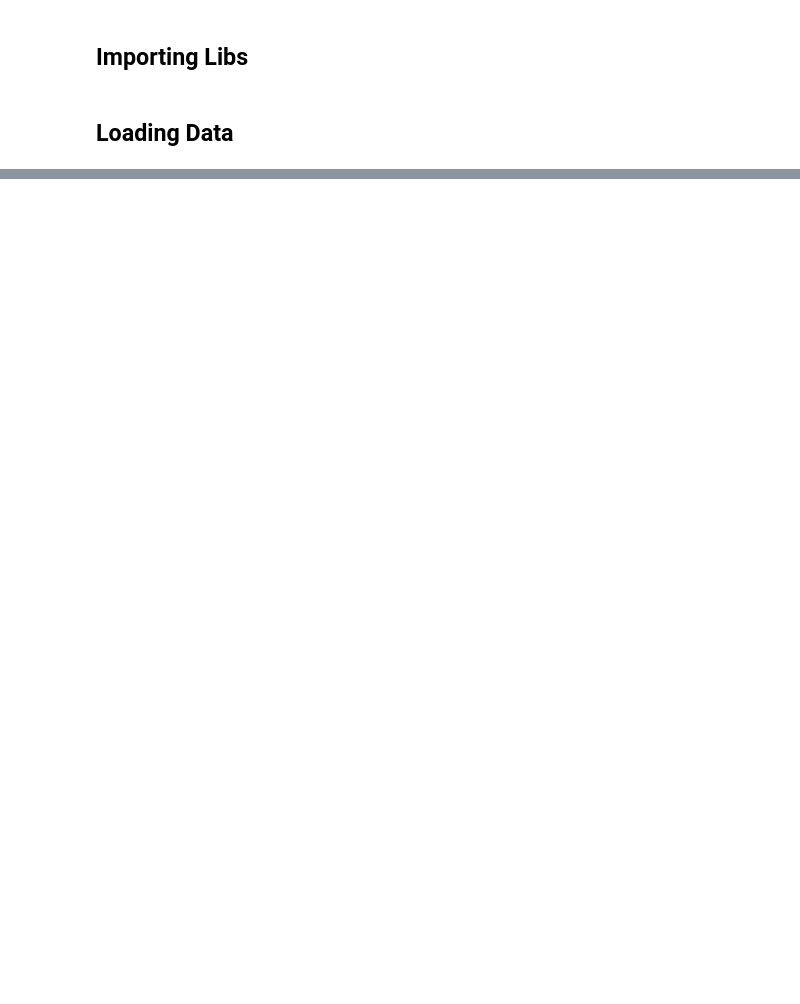
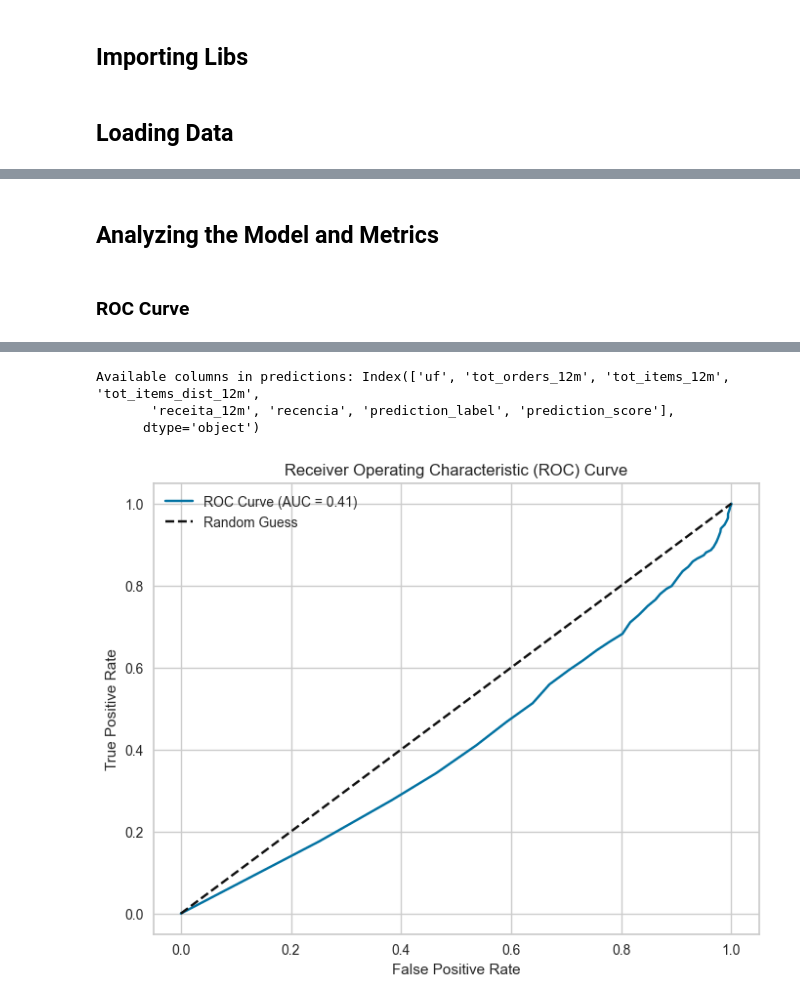
Before and after one commit to DellaCortef/automated-machine-learning-reference, a Jupyter notebook: pycaret-classification.ipynb, the cells around one changed output, grey strips where cells are left out. Cells and saved outputs as stored; diff of their text form; code cells hidden in the pictures; blank space fills up the shorter version.

Commit message:
creating automated machine learning models

```diff
--- a/pycaret-classification.ipynb
+++ b/pycaret-classification.ipynb
@@ -20,0 +104,16 @@ df_oot = df_abt.query('data_ref_safra == "2018-03-01"')
+# %%
+# Reset the Index
+df_abt = df_abt.reset_index(drop=True)
+df_oot = df_oot.reset_index(drop=True)
+# %%
+# Setup Function
+exp_setup = setup(
+    data=df_abt,
+    test_data=df_oot,
+    target=target,
+    ignore_features=key_vars,
+    categorical_features=cat_vars,
+    numeric_features=num_vars,
+    session_id=42,
+    index=False  # Reset the index during setup
+)
@@ -20,0 +295,2 @@ df_oot = df_abt.query('data_ref_safra == "2018-03-01"')
+# %%
+rf = create_model('rf', fold=5)
@@ -20,0 +397,30 @@ df_oot = df_abt.query('data_ref_safra == "2018-03-01"')
+# %% [markdown]
+## Analyzing the Model and Metrics
+# %% [markdown]
+### ROC Curve
+# %%
+# Remove invalid rows or fill missing values
+df_oot = df_oot.dropna(subset=[target])  # Drop rows with missing target
+df_oot[target] = pd.to_numeric(df_oot[target], errors='coerce')  # Ensure numeric
+
+# Get predictions and check available columns
+predictions = predict_model(rf, data=exp_setup.get_config('X_test'))
+print("Available columns in predictions:", predictions.columns)
+
+# Replace 'Score' with the correct column name for probabilities
+y_pred_prob = predictions['prediction_score']  # Use the correct column name for the positive class
+
+y_true = df_oot[target]  # Replace `target` with your column name
+fpr, tpr, _ = roc_curve(y_true, y_pred_prob)
+auc = roc_auc_score(y_true, y_pred_prob)
+
+# Plot the ROC curve
+plt.figure(figsize=(8, 6))
+plt.plot(fpr, tpr, label=f"ROC Curve (AUC = {auc:.2f})")
+plt.plot([0, 1], [0, 1], 'k--', label="Random Guess")
+plt.xlabel('False Positive Rate')
+plt.ylabel('True Positive Rate')
+plt.title('Receiver Operating Characteristic (ROC) Curve')
+plt.legend()
+plt.show()
+# %% [output]
@@ -20,0 +428,4 @@ df_oot = df_abt.query('data_ref_safra == "2018-03-01"')
+Available columns in predictions: Index(['uf', 'tot_orders_12m', 'tot_items_12m', 'tot_items_dist_12m',
+       'receita_12m', 'recencia', 'prediction_label', 'prediction_score'],
+      dtype='object')
+[figure, added]
```
Also changed, not shown: parts of 67 cells of this notebook, 6 other files.
